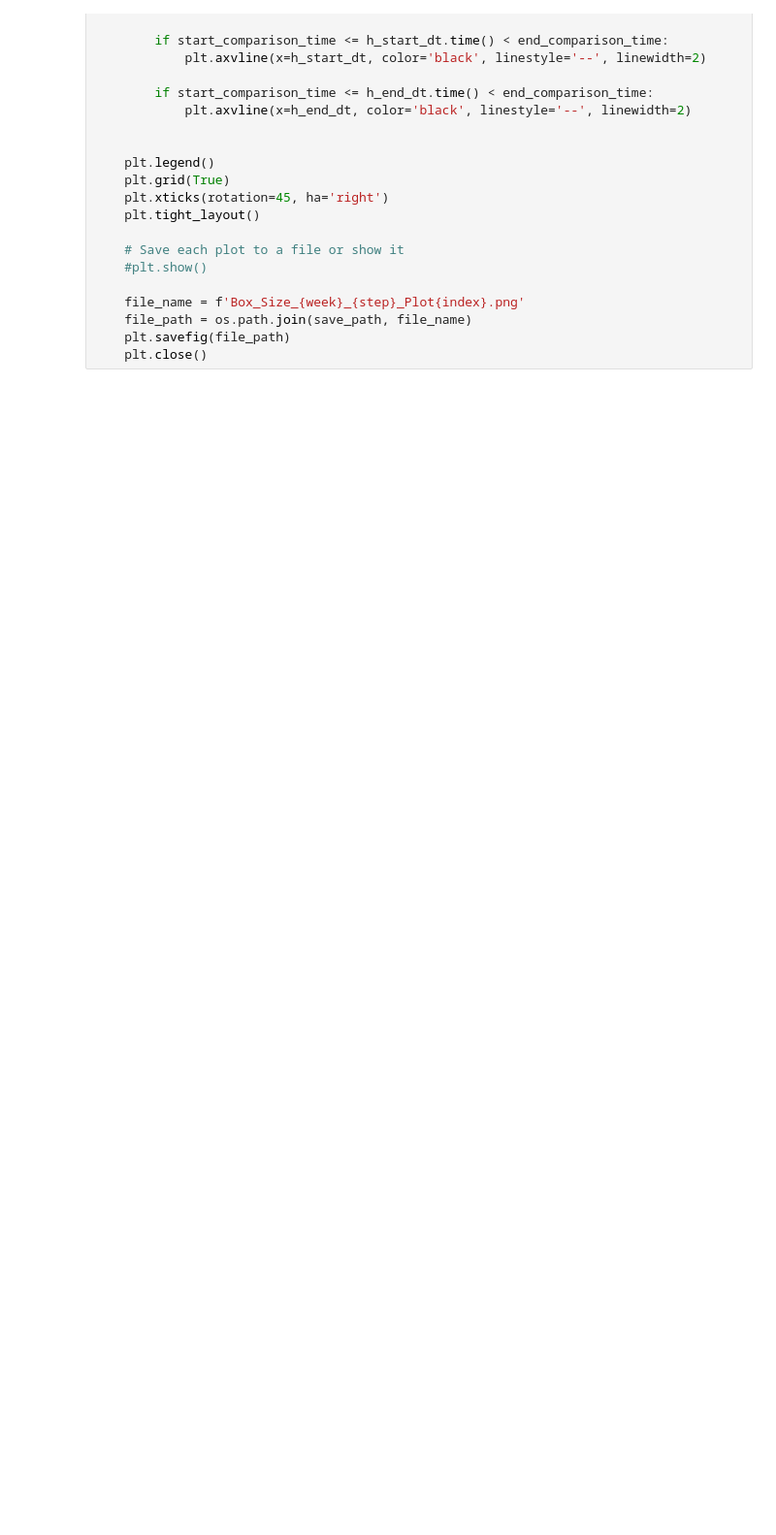
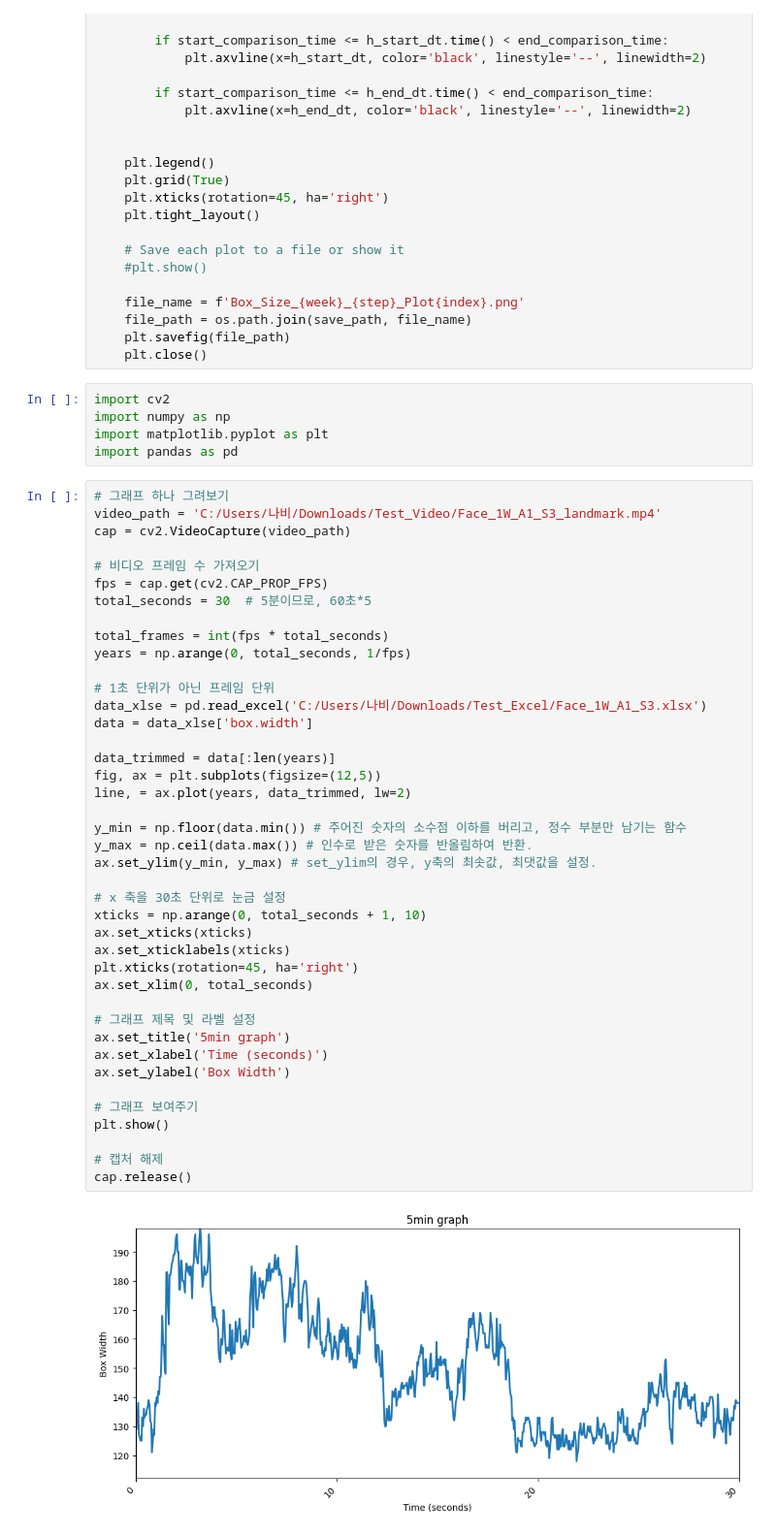
Before and after one commit to JunHyeong13/HCI_LAB_J, a Jupyter notebook: MultiModal_Analysis/Draw_graph.ipynb, the cells around one changed output. Shown at 97% size. Saved outputs shown, nothing was run; the diff lists cells and outputs as text; blank space fills up the shorter version.

```diff
--- a/MultiModal_Analysis/Draw_graph.ipynb
+++ b/MultiModal_Analysis/Draw_graph.ipynb
@@ -1302,3 +1172,51 @@ for index, (start_time, end_time) in enumerate(time_ranges, start=1):
     file_path = os.path.join(save_path, file_name)
     plt.savefig(file_path)
     plt.close()
+# %%
+import cv2
+import numpy as np
+import matplotlib.pyplot as plt
+import pandas as pd
+# %%
+# 그래프 하나 그려보기
+video_path = 'C:/Users/나비/Downloads/Test_Video/Face_1W_A1_S3_landmark.mp4'
+cap = cv2.VideoCapture(video_path)
+
+# 비디오 프레임 수 가져오기
+fps = cap.get(cv2.CAP_PROP_FPS)
+total_seconds = 30  # 5분이므로, 60초*5
+
+total_frames = int(fps * total_seconds)
+years = np.arange(0, total_seconds, 1/fps)
+
+# 1초 단위가 아닌 프레임 단위
+data_xlse = pd.read_excel('C:/Users/나비/Downloads/Test_Excel/Face_1W_A1_S3.xlsx')
+data = data_xlse['box.width']
+
+data_trimmed = data[:len(years)]
+fig, ax = plt.subplots(figsize=(12,5))
+line, = ax.plot(years, data_trimmed, lw=2)
+
+y_min = np.floor(data.min()) # 주어진 숫자의 소수점 이하를 버리고, 정수 부분만 남기는 함수
+y_max = np.ceil(data.max()) # 인수로 받은 숫자를 반올림하여 반환.
+ax.set_ylim(y_min, y_max) # set_ylim의 경우, y축의 최솟값, 최댓값을 설정.
+
+# x 축을 30초 단위로 눈금 설정
+xticks = np.arange(0, total_seconds + 1, 10)
+ax.set_xticks(xticks)
+ax.set_xticklabels(xticks)
+plt.xticks(rotation=45, ha='right')
+ax.set_xlim(0, total_seconds)
+
+# 그래프 제목 및 라벨 설정
+ax.set_title('5min graph')
+ax.set_xlabel('Time (seconds)')
+ax.set_ylabel('Box Width')
+
+# 그래프 보여주기
+plt.show()
+
+# 캡처 해제
+cap.release()
+# %% [output]
+[figure, added]
```
Also changed, not shown: parts of 8 cells of this notebook, 1 other file.
